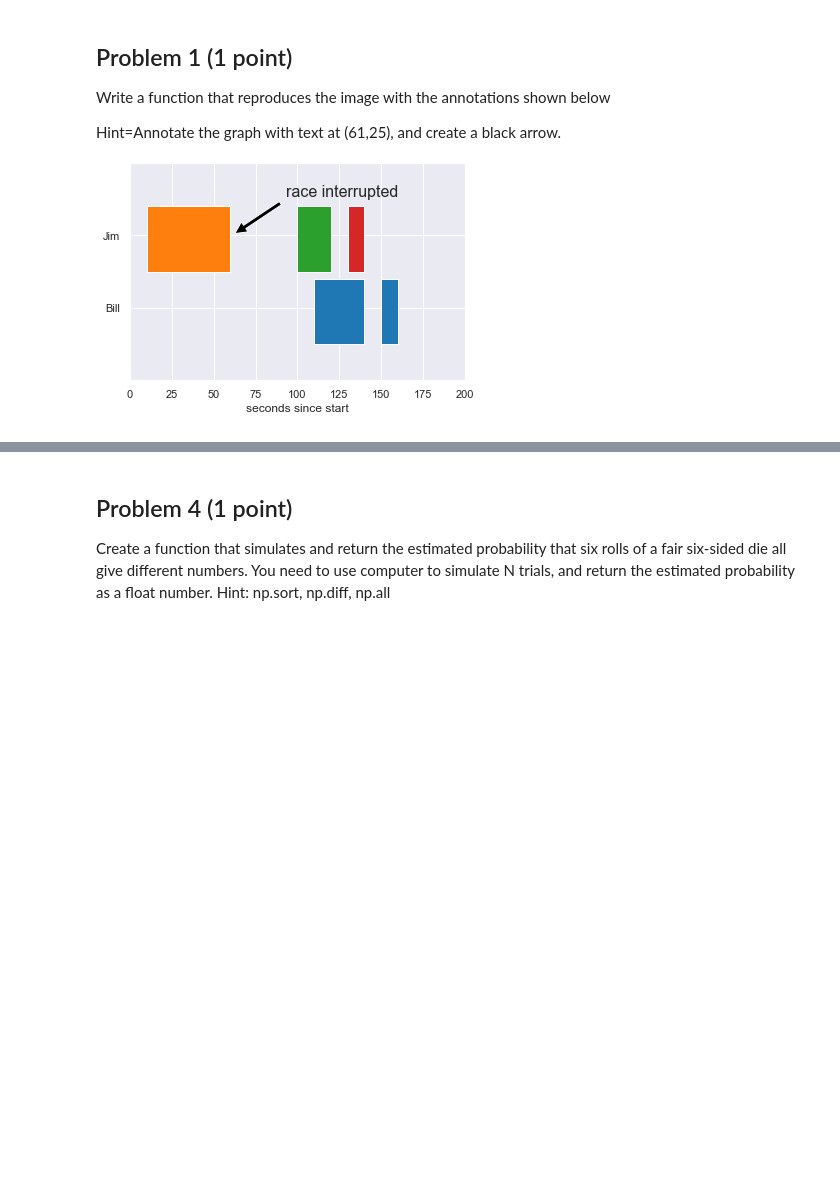
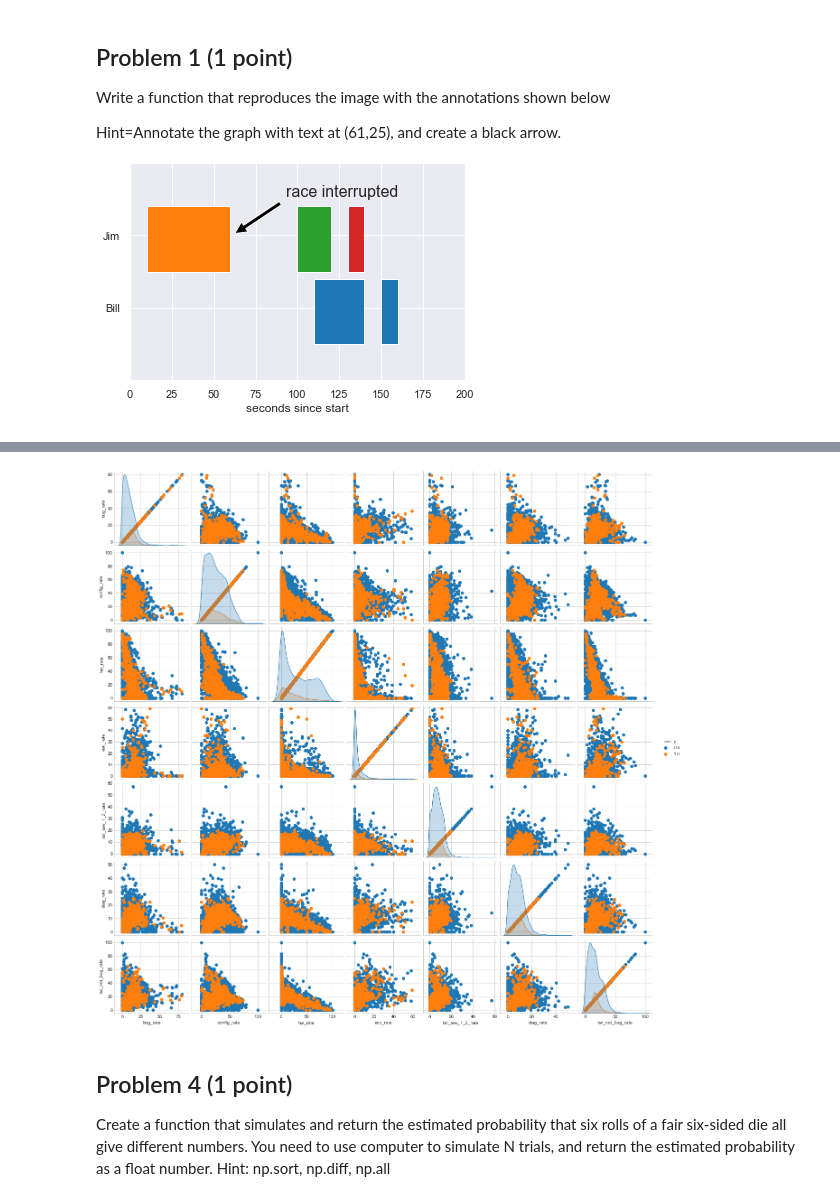
Before and after one commit to robbjr21/a5, a Jupyter notebook: problem1.ipynb, the cells around one changed output, grey strips where cells are left out. Saved outputs shown, nothing was run; the diff lists cells and outputs as text; code cells hidden in the pictures; blank space fills up the shorter version.

```diff
--- a/problem1.ipynb
+++ b/problem1.ipynb
@@ -27,12 +27,3 @@ Hint=Annotate the graph with text at (61,25), and create a black arrow.
 
 
 ![image.png](attachment:image.png)
-# %%
-import matplotlib.pyplot as plt
-import numpy as np
-from IPython.display import Image
-
-def myfunction():
-
-    # YOUR CODE HERE
-    raise NotImplementedError()
@@ -66,16 +74,25 @@ y1 is list resulting from function sin(2pi * x)
 y2 is a list resulting from function 0.8*sin(4pi*x)
 
 ![image.png](attachment:image.png)
-# %%
-# YOUR CODE HERE
-import matplotlib.pyplot as plt
-import numpy as np
-from IPython.display import Image
-
-def myfunction():
-
-    # YOUR CODE HERE
-    raise NotImplementedError()
+# %%
+# YOUR CODE HERE
+import matplotlib.pyplot as plt
+import numpy as np
+from IPython.display import Image
+
+def myfunction():
+    fig, (ax1, ax2, ax3) = plt.subplots(3, 1, sharex=True, figsize=(6, 6))
+    x = np.linspace(0.0, 2, 200)
+    y1 = np.sin(2*np.pi*x)
+    y2 = 0.8*np.sin(4*np.pi*x)
+    ax1.set_title('fill between y1 and 0')
+    ax1.fill_between(x, y1)
+    ax2.fill_between(x, y1, 1)
+    ax2.set_title('fill between y1 and 1')
+    ax3.fill_between(x, y1, y2)
+    ax3.set_title('fill between y1 and y2')
+    ax3.set_xlabel('x')
+    return fig
 # %%
 import matplotlib.pyplot as plt
 import numpy as np
@@ -104,14 +121,18 @@ Write a function that reads file "ice_class_raw_data.csv", and loads its data to
 # %%
 import pandas as pd
 import numpy as np
 import matplotlib.pyplot as plt
 %matplotlib inline
 plt.style.use('seaborn-whitegrid')
 import seaborn as sns
 
 def myfunction():
-    # YOUR CODE HERE
-    raise NotImplementedError()
+    df = pd.read_csv("ice_class_raw_data.csv") #reads data from CSV
+    g = sns.pairplot(df, hue='ces_y')     # creates subplot grid for plotting pairwise relationships in a dataset and plots KDE plots
+    g.map(plt.scatter)             # plots relationship between data in scatterplot format
+    return g
+# %% [output]
+[figure, added]
 # %%
 import matplotlib.pyplot as plt
 import numpy as np
```
Also changed, not shown: parts of 5 cells of this notebook, 2 other files.
